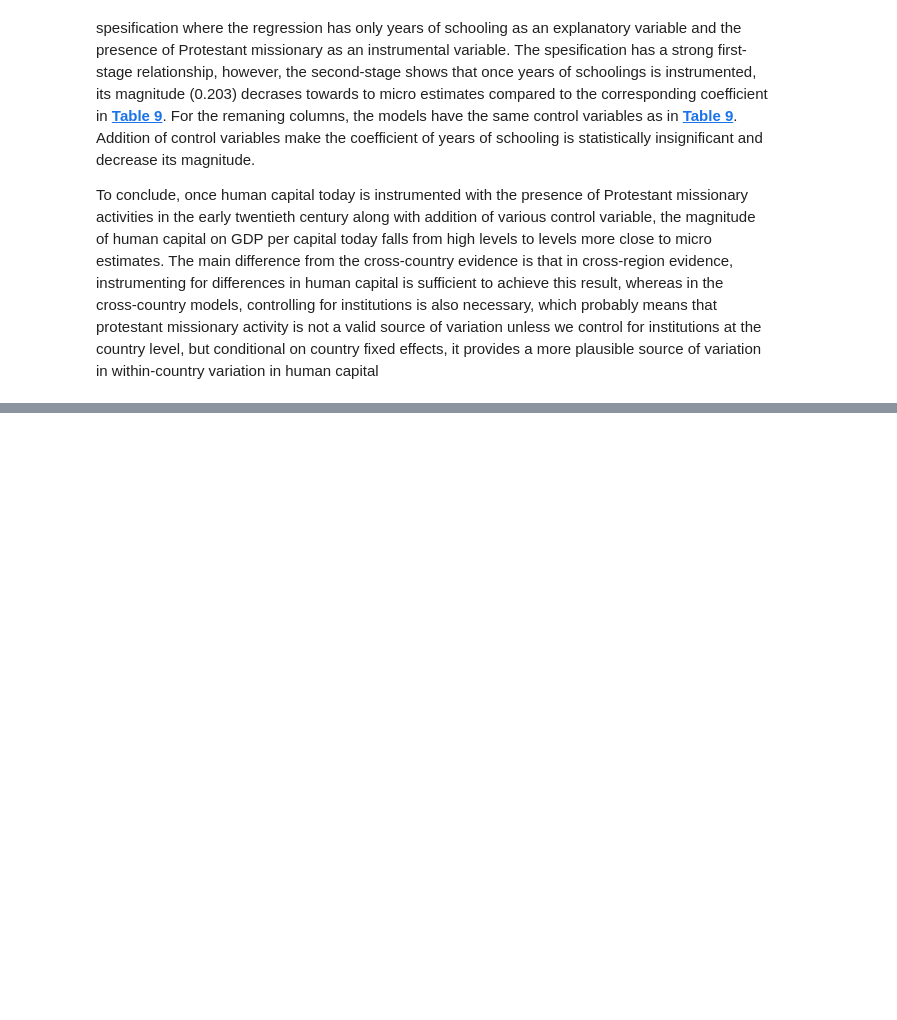
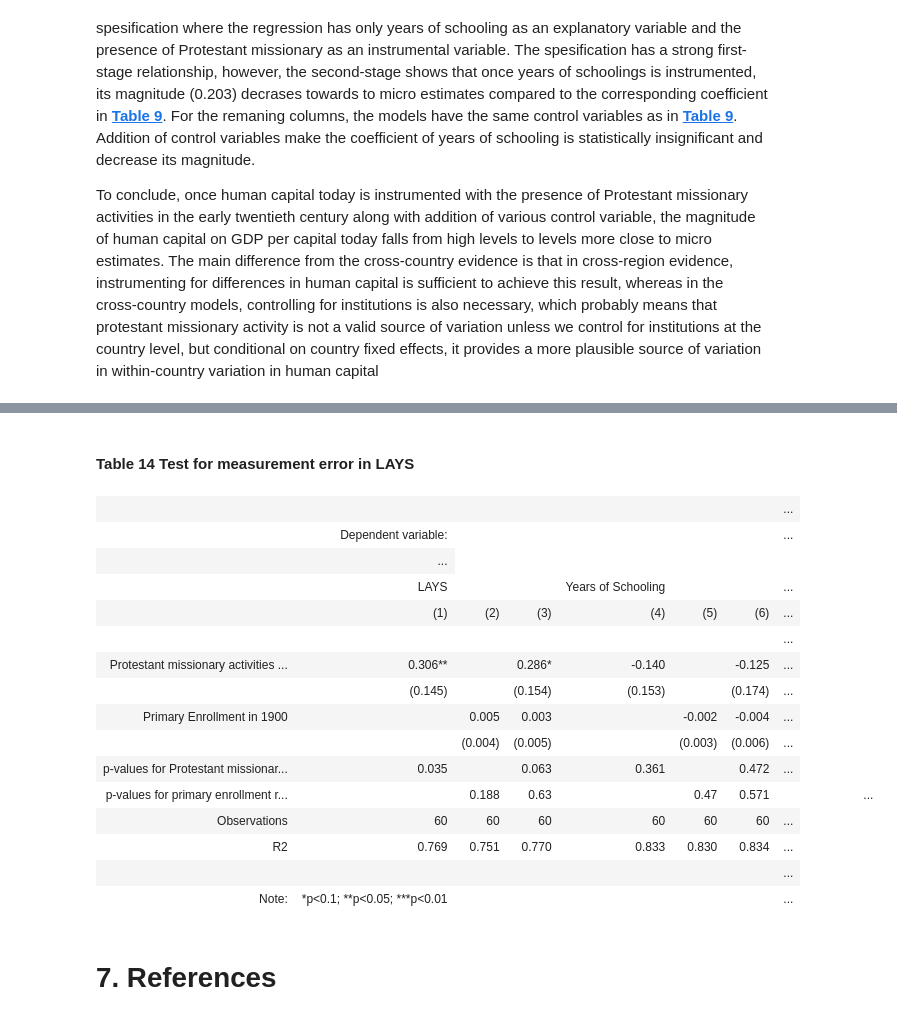
Before and after one commit to melih-damar/ose-data-science-course-project-melih-damar, a Jupyter notebook: Project_Melih_Damar.ipynb, the cells around one changed output, grey strips where cells are left out. Drawn from its saved outputs; the diff is of its cells as text; code cells hidden in the pictures; blank space fills up the shorter version.

```diff
--- a/Project_Melih_Damar.ipynb
+++ b/Project_Melih_Damar.ipynb
@@ -671,0 +804,23 @@ In this article, the authors revisit the idea of
+# %% [markdown]
+#### Table 14 Test for measurement error in LAYS <a class="anchor" id="table_14"></a>
+# %%
+get_table14(ext_data)
+# %% [output]
+|  |  |  |  |  |  |  | ... |
+|  | Dependent variable: |  |  |  |  |  | ... |
+|  | ... |
+|  | LAYS |  |  | Years of Schooling |  |  | ... |
+|  | (1) | (2) | (3) | (4) | (5) | (6) | ... |
+|  |  |  |  |  |  |  | ... |
+| Protestant missionary activities ... | 0.306** |  | 0.286* | -0.140 |  | -0.125 | ... |
+|  | (0.145) |  | (0.154) | (0.153) |  | (0.174) | ... |
+| Primary Enrollment in 1900 |  | 0.005 | 0.003 |  | -0.002 | -0.004 | ... |
+|  |  | (0.004) | (0.005) |  | (0.003) | (0.006) | ... |
+| p-values for Protestant missionar... | 0.035 |  | 0.063 | 0.361 |  | 0.472 | ... |
+| p-values for primary enrollment r... |  | 0.188 | 0.63 |  | 0.47 | 0.571 |  |  |  |  |  | ... |
+| Observations | 60 | 60 | 60 | 60 | 60 | 60 | ... |
+| R2 | 0.769 | 0.751 | 0.770 | 0.833 | 0.830 | 0.834 | ... |
+|  |  |  |  |  |  |  | ... |
+| Note: | *p<0.1; **p<0.05; ***p<0.01 |  |  |  |  |  | ... |
+# %% [markdown]
+# 7. References <a class="anchor" id="references"></a>
```
Also changed, not shown: parts of 48 cells of this notebook.
